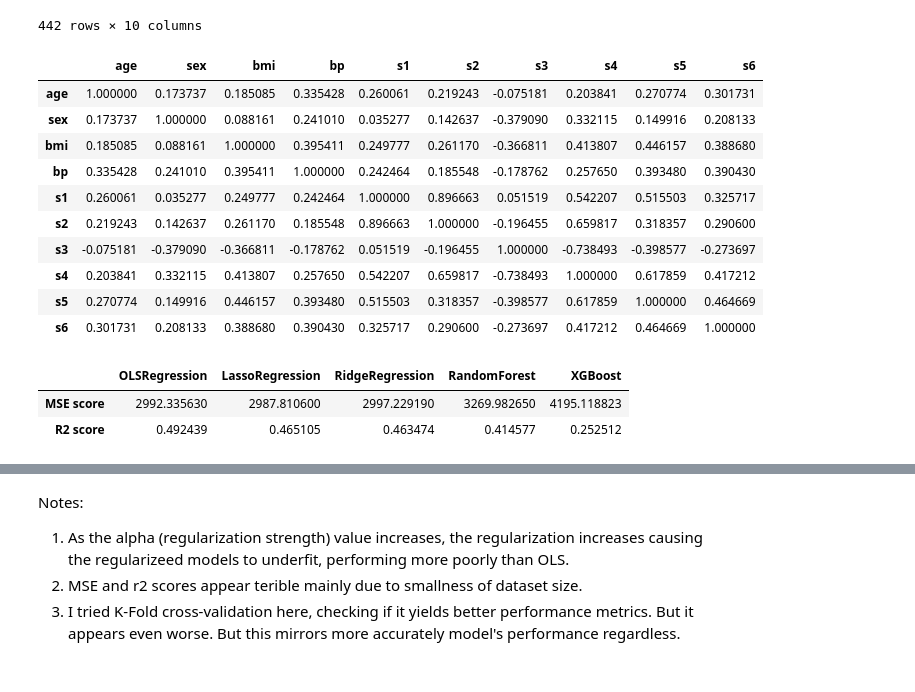
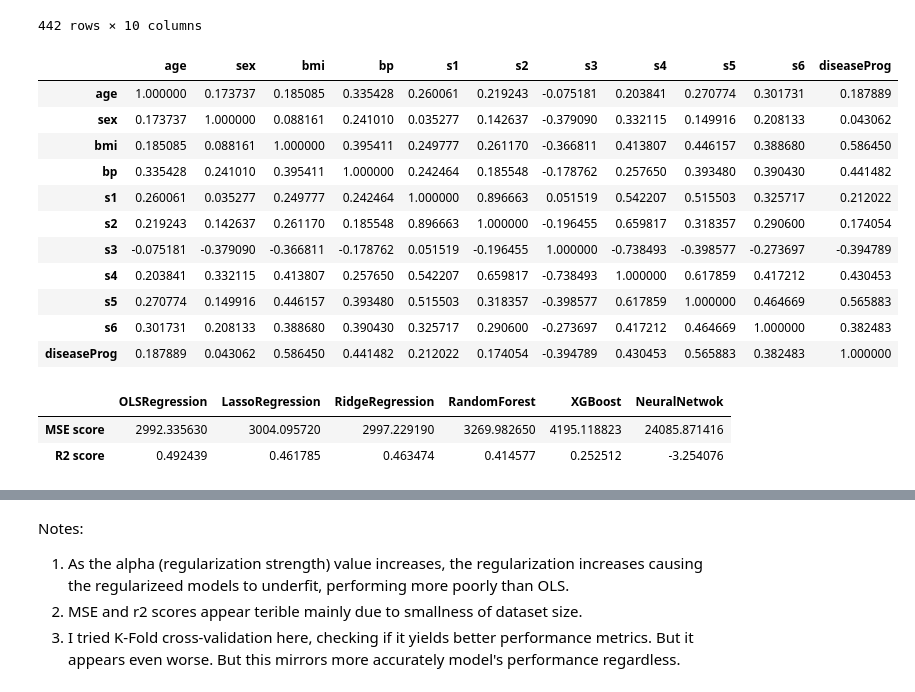
Before and after one commit to ChineweliJoe/LinearModelPerformances, a Jupyter notebook: datasets.ipynb, the cells around one changed output, grey strips where cells are left out. Cells and saved outputs as stored; diff of their text form; code cells hidden in the pictures.

Commit message:
Completed CV on dataset with 6 models. Performance remains poor

```diff
--- a/datasets.ipynb
+++ b/datasets.ipynb
@@ -51,17 +51,19 @@ data_module
 | 441 | -0.045472 | -0.044642 | -0.073030 | -0.081413 | 0.083740 | 0.027809 | 0.173816 | -0.039493 | -0.004222 | 0.003064 |
 442 rows × 10 columns
 # %%
+X["diseaseProg"] = diabetesData.target  #Add the taget column to feature dataset to check for feature correlations, especially with target.
 X.corr()
 # %% [output]
-|  | age | sex | bmi | bp | s1 | s2 | s3 | s4 | s5 | s6 |
-| age | 1.000000 | 0.173737 | 0.185085 | 0.335428 | 0.260061 | 0.219243 | -0.075181 | 0.203841 | 0.270774 | 0.301731 |
-| sex | 0.173737 | 1.000000 | 0.088161 | 0.241010 | 0.035277 | 0.142637 | -0.379090 | 0.332115 | 0.149916 | 0.208133 |
-| bmi | 0.185085 | 0.088161 | 1.000000 | 0.395411 | 0.249777 | 0.261170 | -0.366811 | 0.413807 | 0.446157 | 0.388680 |
-| bp | 0.335428 | 0.241010 | 0.395411 | 1.000000 | 0.242464 | 0.185548 | -0.178762 | 0.257650 | 0.393480 | 0.390430 |
-| s1 | 0.260061 | 0.035277 | 0.249777 | 0.242464 | 1.000000 | 0.896663 | 0.051519 | 0.542207 | 0.515503 | 0.325717 |
-| s2 | 0.219243 | 0.142637 | 0.261170 | 0.185548 | 0.896663 | 1.000000 | -0.196455 | 0.659817 | 0.318357 | 0.290600 |
-| s3 | -0.075181 | -0.379090 | -0.366811 | -0.178762 | 0.051519 | -0.196455 | 1.000000 | -0.738493 | -0.398577 | -0.273697 |
-| s4 | 0.203841 | 0.332115 | 0.413807 | 0.257650 | 0.542207 | 0.659817 | -0.738493 | 1.000000 | 0.617859 | 0.417212 |
-| s5 | 0.270774 | 0.149916 | 0.446157 | 0.393480 | 0.515503 | 0.318357 | -0.398577 | 0.617859 | 1.000000 | 0.464669 |
-| s6 | 0.301731 | 0.208133 | 0.388680 | 0.390430 | 0.325717 | 0.290600 | -0.273697 | 0.417212 | 0.464669 | 1.000000 |
+|  | age | sex | bmi | bp | s1 | s2 | s3 | s4 | s5 | s6 | diseaseProg |
+| age | 1.000000 | 0.173737 | 0.185085 | 0.335428 | 0.260061 | 0.219243 | -0.075181 | 0.203841 | 0.270774 | 0.301731 | 0.187889 |
+| sex | 0.173737 | 1.000000 | 0.088161 | 0.241010 | 0.035277 | 0.142637 | -0.379090 | 0.332115 | 0.149916 | 0.208133 | 0.043062 |
+| bmi | 0.185085 | 0.088161 | 1.000000 | 0.395411 | 0.249777 | 0.261170 | -0.366811 | 0.413807 | 0.446157 | 0.388680 | 0.586450 |
+| bp | 0.335428 | 0.241010 | 0.395411 | 1.000000 | 0.242464 | 0.185548 | -0.178762 | 0.257650 | 0.393480 | 0.390430 | 0.441482 |
+| s1 | 0.260061 | 0.035277 | 0.249777 | 0.242464 | 1.000000 | 0.896663 | 0.051519 | 0.542207 | 0.515503 | 0.325717 | 0.212022 |
+| s2 | 0.219243 | 0.142637 | 0.261170 | 0.185548 | 0.896663 | 1.000000 | -0.196455 | 0.659817 | 0.318357 | 0.290600 | 0.174054 |
+| s3 | -0.075181 | -0.379090 | -0.366811 | -0.178762 | 0.051519 | -0.196455 | 1.000000 | -0.738493 | -0.398577 | -0.273697 | -0.394789 |
+| s4 | 0.203841 | 0.332115 | 0.413807 | 0.257650 | 0.542207 | 0.659817 | -0.738493 | 1.000000 | 0.617859 | 0.417212 | 0.430453 |
+| s5 | 0.270774 | 0.149916 | 0.446157 | 0.393480 | 0.515503 | 0.318357 | -0.398577 | 0.617859 | 1.000000 | 0.464669 | 0.565883 |
+| s6 | 0.301731 | 0.208133 | 0.388680 | 0.390430 | 0.325717 | 0.290600 | -0.273697 | 0.417212 | 0.464669 | 1.000000 | 0.382483 |
+| diseaseProg | 0.187889 | 0.043062 | 0.586450 | 0.441482 | 0.212022 | 0.174054 | -0.394789 | 0.430453 | 0.565883 | 0.382483 | 1.000000 |
 # %%
@@ -167,13 +182,13 @@ metrics[1, 4] = np.mean(xgbCvR2Score)
 
 #Tabular visualization of performace metrics of models on trining and test data subsets.
 index = ["MSE score", "R2 score"]
-columns = ["OLSRegression", "LassoRegression", "RidgeRegression", "RandomForest", "XGBoost"]
+columns = ["OLSRegression", "LassoRegression", "RidgeRegression", "RandomForest", "XGBoost", "NeuralNetwok"]
 metrics = pd.DataFrame(metrics, index=index, columns=columns)
 metrics
 # %% [output]
-|  | OLSRegression | LassoRegression | RidgeRegression | RandomForest | XGBoost |
-| MSE score | 2992.335630 | 2987.810600 | 2997.229190 | 3269.982650 | 4195.118823 |
-| R2 score | 0.492439 | 0.465105 | 0.463474 | 0.414577 | 0.252512 |
+|  | OLSRegression | LassoRegression | RidgeRegression | RandomForest | XGBoost | NeuralNetwok |
+| MSE score | 2992.335630 | 3004.095720 | 2997.229190 | 3269.982650 | 4195.118823 | 24085.871416 |
+| R2 score | 0.492439 | 0.461785 | 0.463474 | 0.414577 | 0.252512 | -3.254076 |
 # %%
 # Calculating Signal to noise ratio of dataset: 1st approach
 # snr = np.mean(y, axis=0)/np.var(y, axis=0)
```
Also changed, not shown: parts of 5 cells of this notebook.
